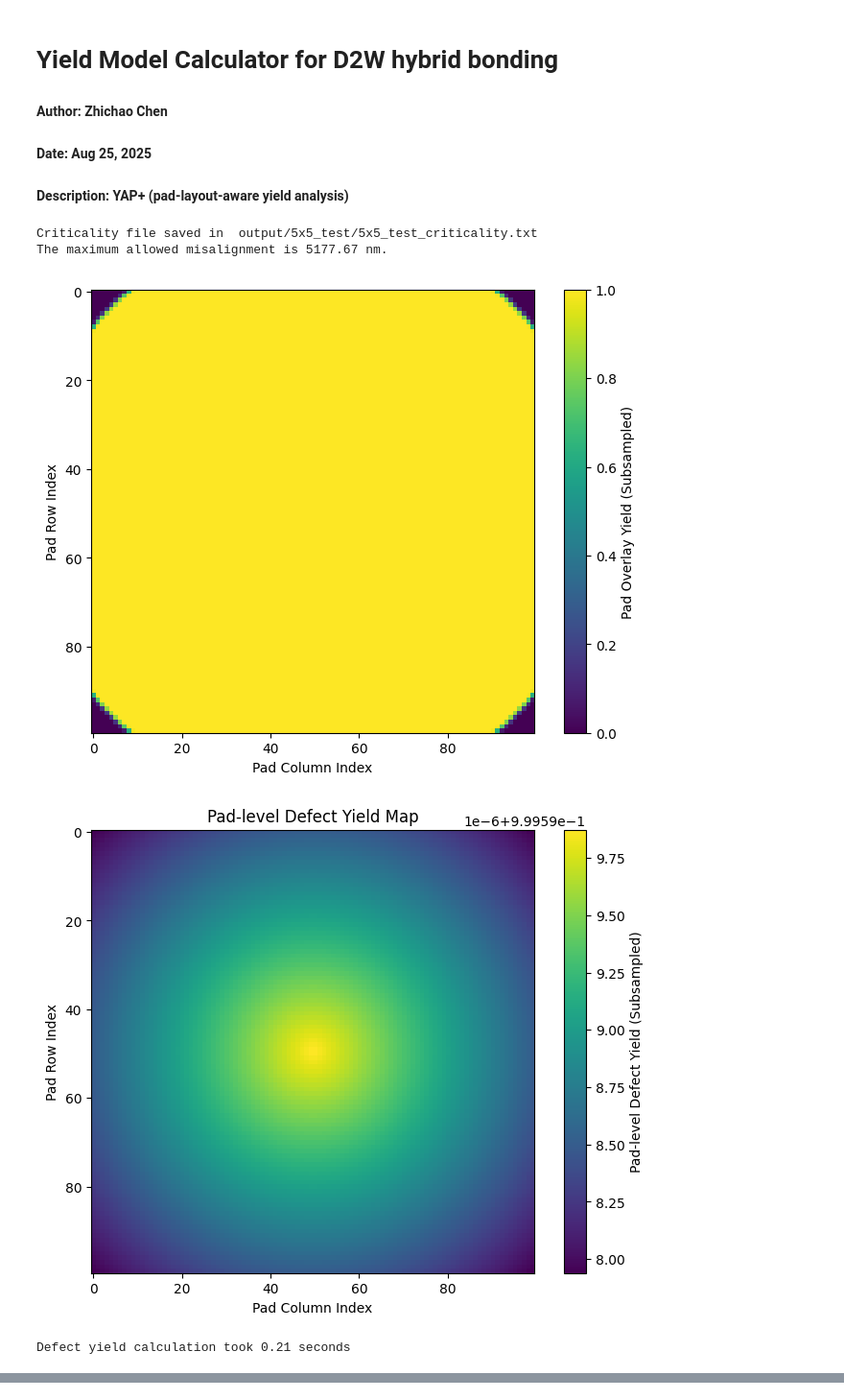
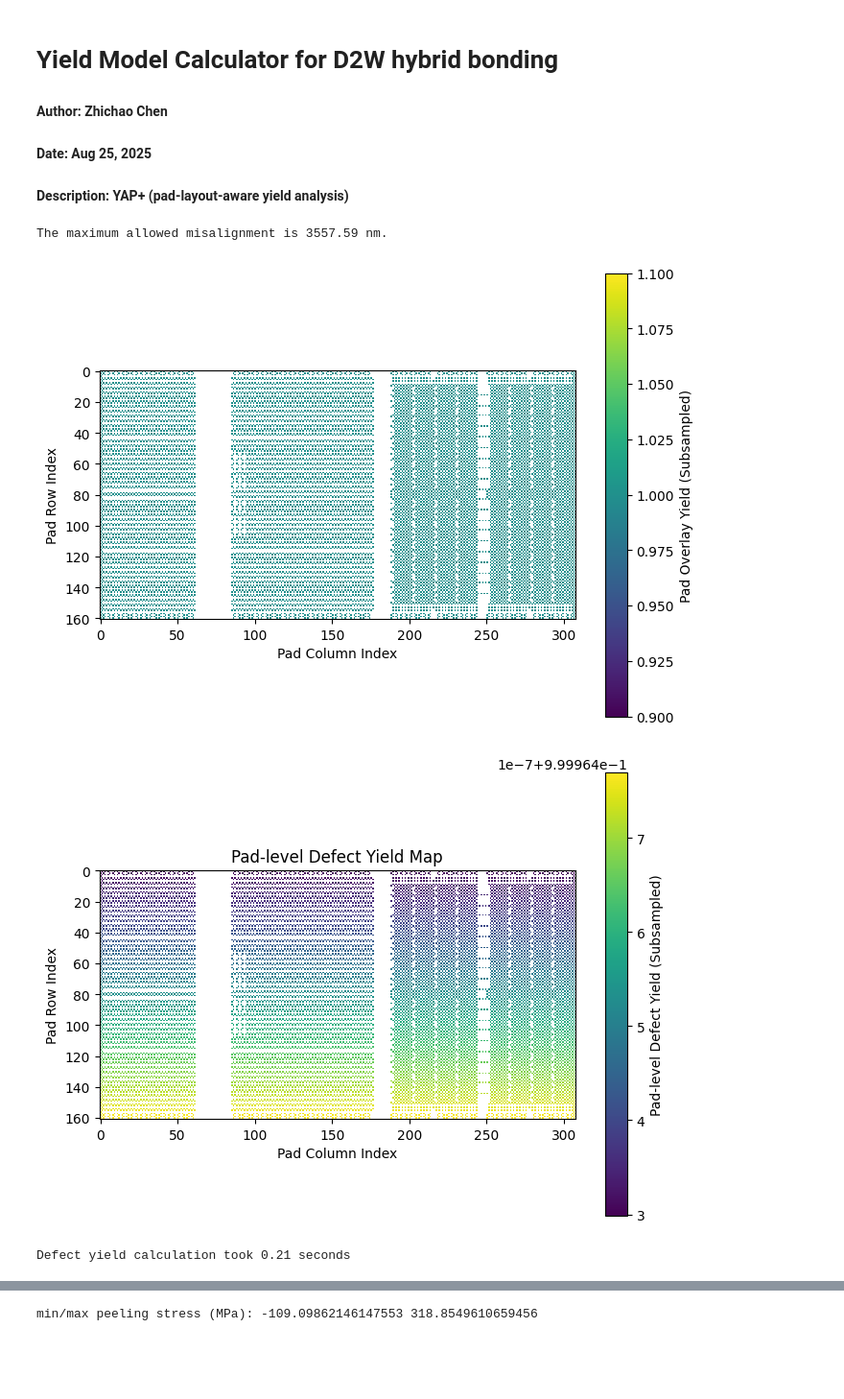
Before and after one commit to nanocad-lab/YAP, a Jupyter notebook: D2W/calculator_main.ipynb, the cells around one changed output, grey strips where cells are left out. Shown at 96% size. Cells and saved outputs as stored; diff of their text form; code cells hidden in the pictures; blank space fills up the shorter version.

Commit message:
Update golden config 3

```diff
--- a/D2W/calculator_main.ipynb
+++ b/D2W/calculator_main.ipynb
@@ -15,29 +15,29 @@ import matplotlib.pyplot as plt
 from assembly_yield_calculator import Pad_Yield_Map_Generator
 # %%
 # Load configuration
-cfg = load_modeling_config(path='configs/5x5_test_config.yaml',
+cfg = load_modeling_config(path='configs/HBM_footprint_A_config.yaml',
                      mode='d2w_modeling',
                      debug=False)
 # If the directory does not exist, create it
-if not os.path.exists('output/' + cfg.DESIGN):
-    os.makedirs('output/' + cfg.DESIGN)
+if not os.path.exists(cfg.OUTPUT_DIR + cfg.DESIGN):
+    os.makedirs(cfg.OUTPUT_DIR + cfg.DESIGN)
 
 update_config_items(cfg=cfg, mode='d2w_modeling')
 
 pad_bitmap_collection = convert_3dblox_to_pad_bitmap(cfg=cfg,
-                            blox_bmap_path='input/' + cfg.DESIGN + '.bmap',
+                            blox_bmap_path=cfg.INPUT_DIR + cfg.DESIGN + '.bmap',
+                            criticality_path=cfg.INPUT_DIR + cfg.DESIGN + '_criticality.txt',
                             pad_arrange_pattern=cfg.PAD_ARRANGE_PATTERN)
 
 
 # Calculate the yield
 start_time = time.time()
 pad_yield_map = Pad_Yield_Map_Generator(
     cfg=cfg,
     pad_bitmap_collection=pad_bitmap_collection,
 )
 # %% [output]
-Criticality file saved in  output/5x5_test/5x5_test_criticality.txt
-The maximum allowed misalignment is 5177.67 nm.
+The maximum allowed misalignment is 3557.59 nm.
-[figure, old version]
+[figure, new version]
-[figure, old version]
+[figure, new version]
 Defect yield calculation took 0.21 seconds
@@ -44,0 +45 @@ Defect yield calculation took 0.21 seconds
+min/max peeling stress (MPa): -109.09862146147553 318.8549610659456
```
Also changed, not shown: parts of 2 cells of this notebook, 15 other files.
